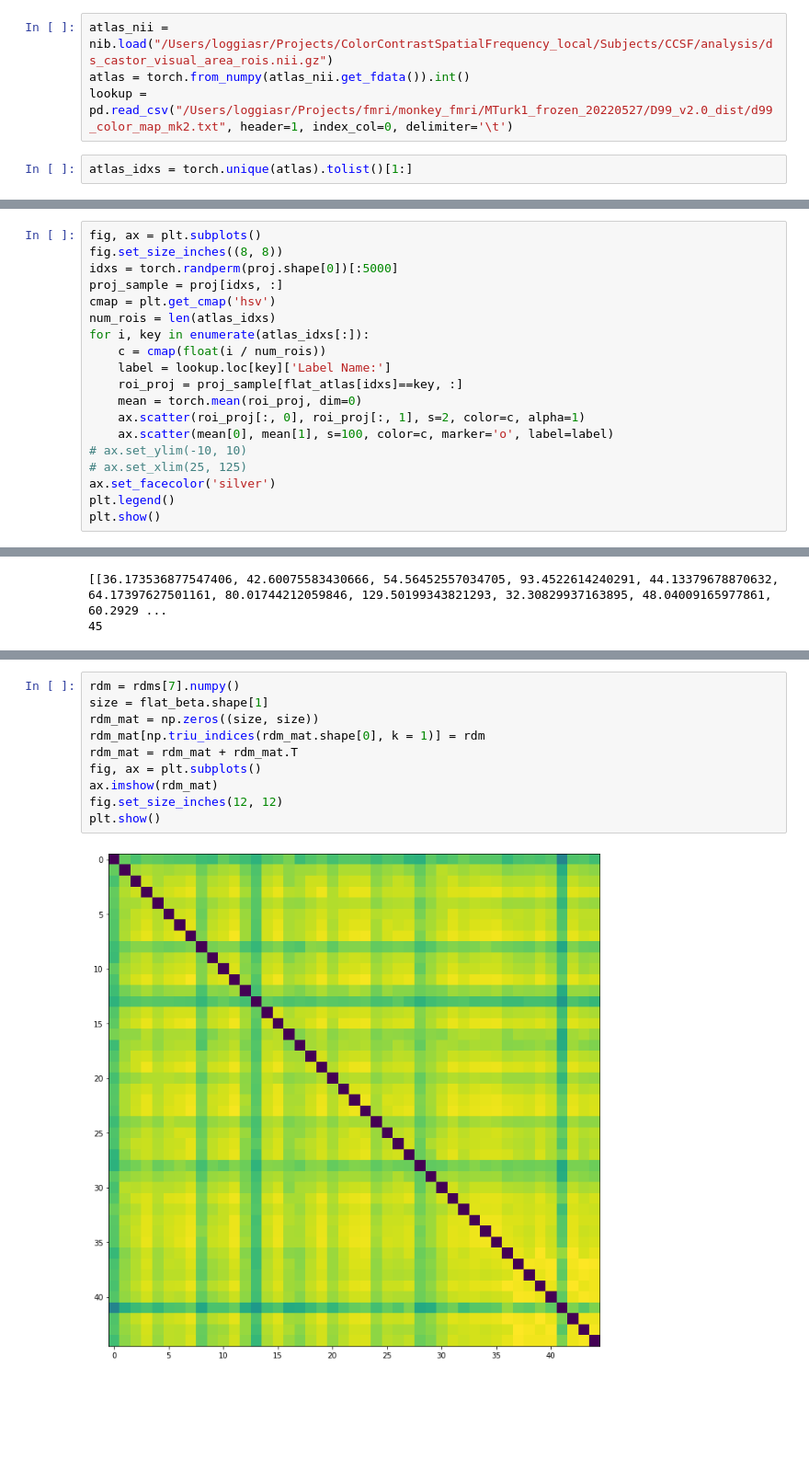
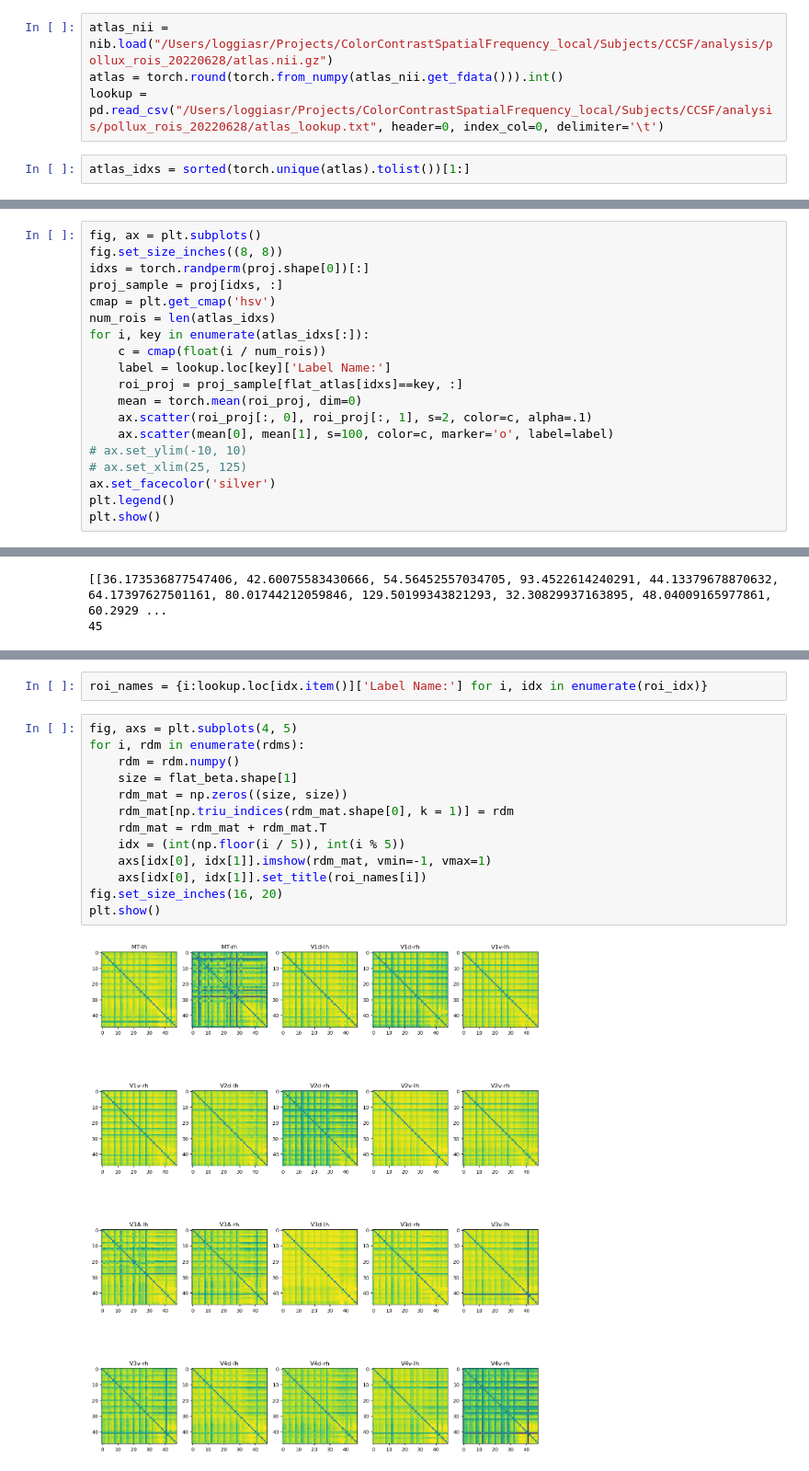
Before and after one commit to spencer-loggia/monkey_fmri, a Jupyter notebook: testing/pca_clust.ipynb, the cells around one changed output, grey strips where cells are left out. Shown at 92% size. Cells and saved outputs as stored; diff of their text form; blank space fills up the shorter version.

```diff
--- a/testing/pca_clust.ipynb
+++ b/testing/pca_clust.ipynb
@@ -27,10 +31,10 @@ brain_mask_nii = nib.load('/Users/loggiasr/Projects/ColorContrastSpatialFrequenc
 brain_mask = torch.from_numpy(np.array(brain_mask_nii.get_fdata().astype(bool)))
 # %%
-atlas_nii = nib.load("/Users/loggiasr/Projects/ColorContrastSpatialFrequency_local/Subjects/CCSF/analysis/ds_castor_visual_area_rois.nii.gz")
-atlas = torch.from_numpy(atlas_nii.get_fdata()).int()
-lookup = pd.read_csv("/Users/loggiasr/Projects/fmri/monkey_fmri/MTurk1_frozen_20220527/D99_v2.0_dist/d99_color_map_mk2.txt", header=1, index_col=0, delimiter='\t')
+atlas_nii = nib.load("/Users/loggiasr/Projects/ColorContrastSpatialFrequency_local/Subjects/CCSF/analysis/pollux_rois_20220628/atlas.nii.gz")
+atlas = torch.round(torch.from_numpy(atlas_nii.get_fdata())).int()
+lookup = pd.read_csv("/Users/loggiasr/Projects/ColorContrastSpatialFrequency_local/Subjects/CCSF/analysis/pollux_rois_20220628/atlas_lookup.txt", header=0, index_col=0, delimiter='\t')
 # %%
-atlas_idxs = torch.unique(atlas).tolist()[1:]
+atlas_idxs = sorted(torch.unique(atlas).tolist())[1:]
 # %%
 import math
 
@@ -50,7 +54,7 @@ def rgb_to_hex(r, g, b):
 # %%
 fig, ax = plt.subplots()
 fig.set_size_inches((8, 8))
-idxs = torch.randperm(proj.shape[0])[:5000]
+idxs = torch.randperm(proj.shape[0])[:]
 proj_sample = proj[idxs, :]
 cmap = plt.get_cmap('hsv')
 num_rois = len(atlas_idxs)
@@ -59,7 +63,7 @@ for i, key in enumerate(atlas_idxs[:]):
     label = lookup.loc[key]['Label Name:']
     roi_proj = proj_sample[flat_atlas[idxs]==key, :]
     mean = torch.mean(roi_proj, dim=0)
-    ax.scatter(roi_proj[:, 0], roi_proj[:, 1], s=2, color=c, alpha=1)
+    ax.scatter(roi_proj[:, 0], roi_proj[:, 1], s=2, color=c, alpha=.1)
     ax.scatter(mean[0], mean[1], s=100, color=c, marker='o', label=label)
 # ax.set_ylim(-10, 10)
 # ax.set_xlim(25, 125)
@@ -171,12 +183,17 @@ Computed Correlation  tensor(421, dtype=torch.int32) ,  tensor(429, dtype=torch.
+# %%
+roi_names = {i:lookup.loc[idx.item()]['Label Name:'] for i, idx in enumerate(roi_idx)}
 # %%
-rdm = rdms[7].numpy()
-size = flat_beta.shape[1]
-rdm_mat = np.zeros((size, size))
-rdm_mat[np.triu_indices(rdm_mat.shape[0], k = 1)] = rdm
-rdm_mat = rdm_mat + rdm_mat.T
-fig, ax = plt.subplots()
-ax.imshow(rdm_mat)
-fig.set_size_inches(12, 12)
+fig, axs = plt.subplots(4, 5)
+for i, rdm in enumerate(rdms):
+    rdm = rdm.numpy()
+    size = flat_beta.shape[1]
+    rdm_mat = np.zeros((size, size))
+    rdm_mat[np.triu_indices(rdm_mat.shape[0], k = 1)] = rdm
+    rdm_mat = rdm_mat + rdm_mat.T
+    idx = (int(np.floor(i / 5)), int(i % 5))
+    axs[idx[0], idx[1]].imshow(rdm_mat, vmin=-1, vmax=1)
+    axs[idx[0], idx[1]].set_title(roi_names[i])
+fig.set_size_inches(16, 20)
 plt.show()
 # %% [output]
-[figure, old version]
+[figure, new version]
```
Also changed, not shown: parts of 18 cells of this notebook, 1 other file.
